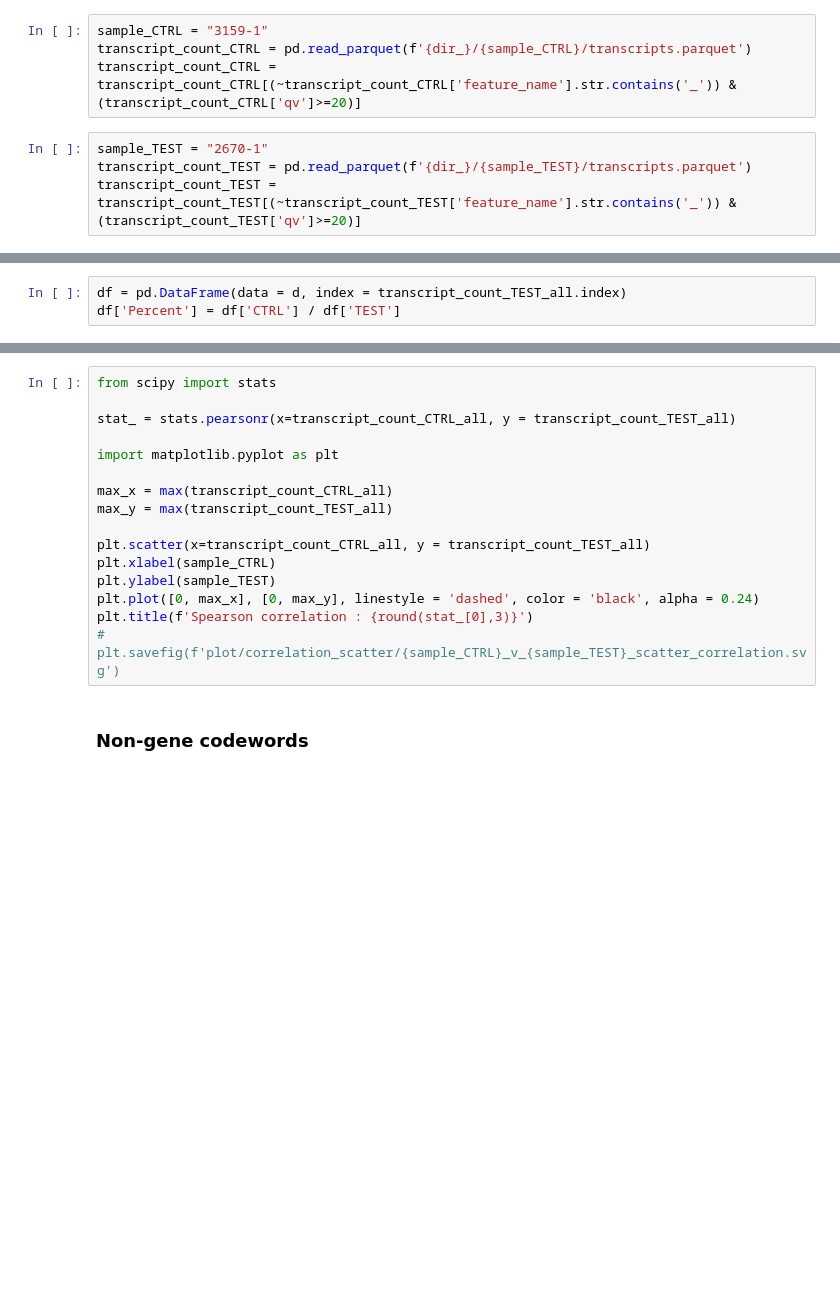
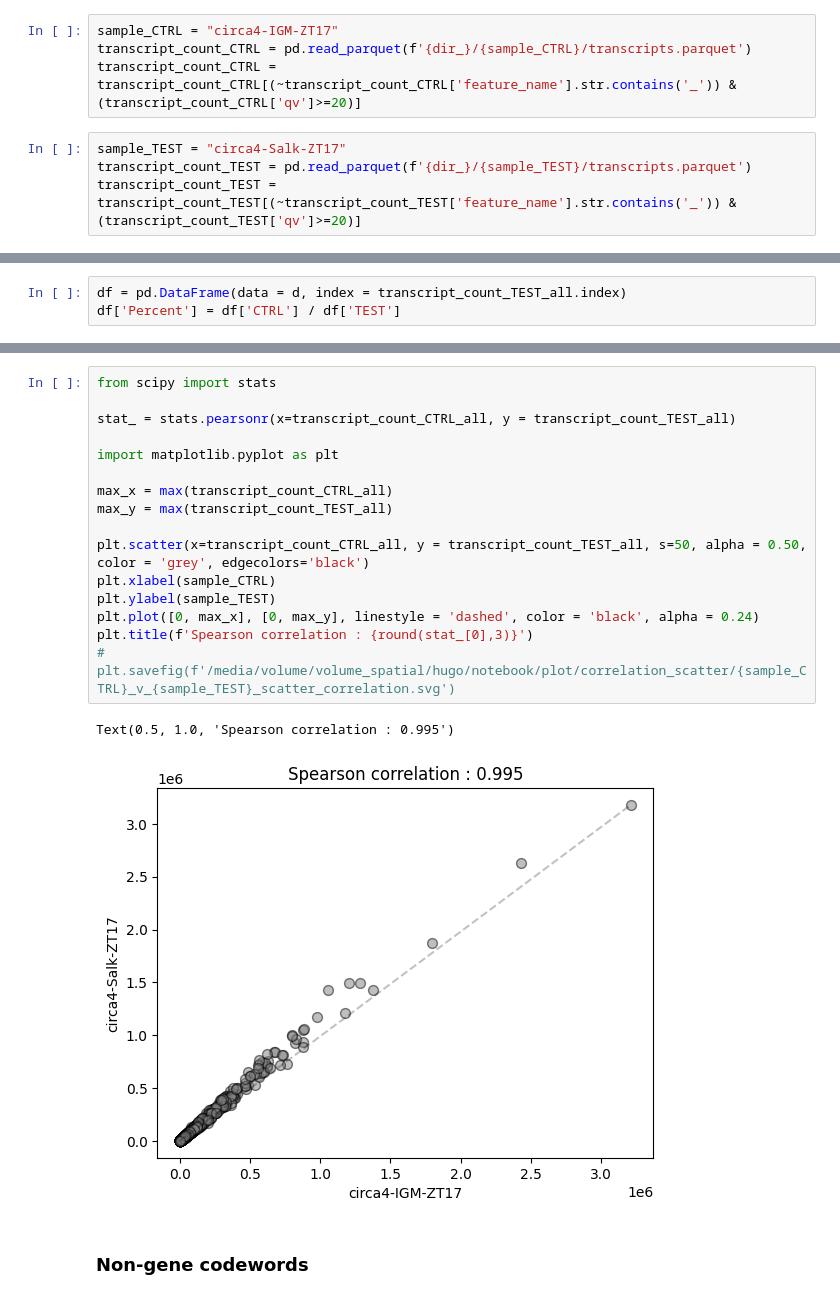
Before and after one commit to Carboneinerte/Xenium-workflow, a Jupyter notebook: correlation_transcripts.ipynb, the cells around one changed output, grey strips where cells are left out. Cells and saved outputs as stored; diff of their text form; blank space fills up the shorter version.

```diff
--- a/correlation_transcripts.ipynb
+++ b/correlation_transcripts.ipynb
@@ -215,9 +218,9 @@ dir_ = 'D:\\Xenium'
 # %%
-sample_CTRL = "3159-1"
+sample_CTRL = "circa4-IGM-ZT17"
 transcript_count_CTRL = pd.read_parquet(f'{dir_}/{sample_CTRL}/transcripts.parquet')
 transcript_count_CTRL = transcript_count_CTRL[(~transcript_count_CTRL['feature_name'].str.contains('_')) & (transcript_count_CTRL['qv']>=20)]
 # %%
-sample_TEST = "2670-1"
+sample_TEST = "circa4-Salk-ZT17"
 transcript_count_TEST = pd.read_parquet(f'{dir_}/{sample_TEST}/transcripts.parquet')
 transcript_count_TEST = transcript_count_TEST[(~transcript_count_TEST['feature_name'].str.contains('_')) & (transcript_count_TEST['qv']>=20)]
 # %%
@@ -242,19 +268,22 @@ plt.hlines(y=1, xmin=0, xmax=5006)
 # %%
 from scipy import stats
 
 stat_ = stats.pearsonr(x=transcript_count_CTRL_all, y = transcript_count_TEST_all)
 
 import matplotlib.pyplot as plt
 
 max_x = max(transcript_count_CTRL_all)
 max_y = max(transcript_count_TEST_all)
 
-plt.scatter(x=transcript_count_CTRL_all, y = transcript_count_TEST_all)
+plt.scatter(x=transcript_count_CTRL_all, y = transcript_count_TEST_all, s=50, alpha = 0.50, color = 'grey', edgecolors='black')
 plt.xlabel(sample_CTRL)
 plt.ylabel(sample_TEST)
 plt.plot([0, max_x], [0, max_y], linestyle = 'dashed', color = 'black', alpha = 0.24)
 plt.title(f'Spearson correlation : {round(stat_[0],3)}')
-# plt.savefig(f'plot/correlation_scatter/{sample_CTRL}_v_{sample_TEST}_scatter_correlation.svg')
+# plt.savefig(f'/media/volume/volume_spatial/hugo/notebook/plot/correlation_scatter/{sample_CTRL}_v_{sample_TEST}_scatter_correlation.svg')
+# %% [output]
+Text(0.5, 1.0, 'Spearson correlation : 0.995')
+[figure, added]
 # %% [markdown]
 ### Non-gene codewords
 # %%
```
Also changed, not shown: parts of 14 cells of this notebook, 8 other files.
